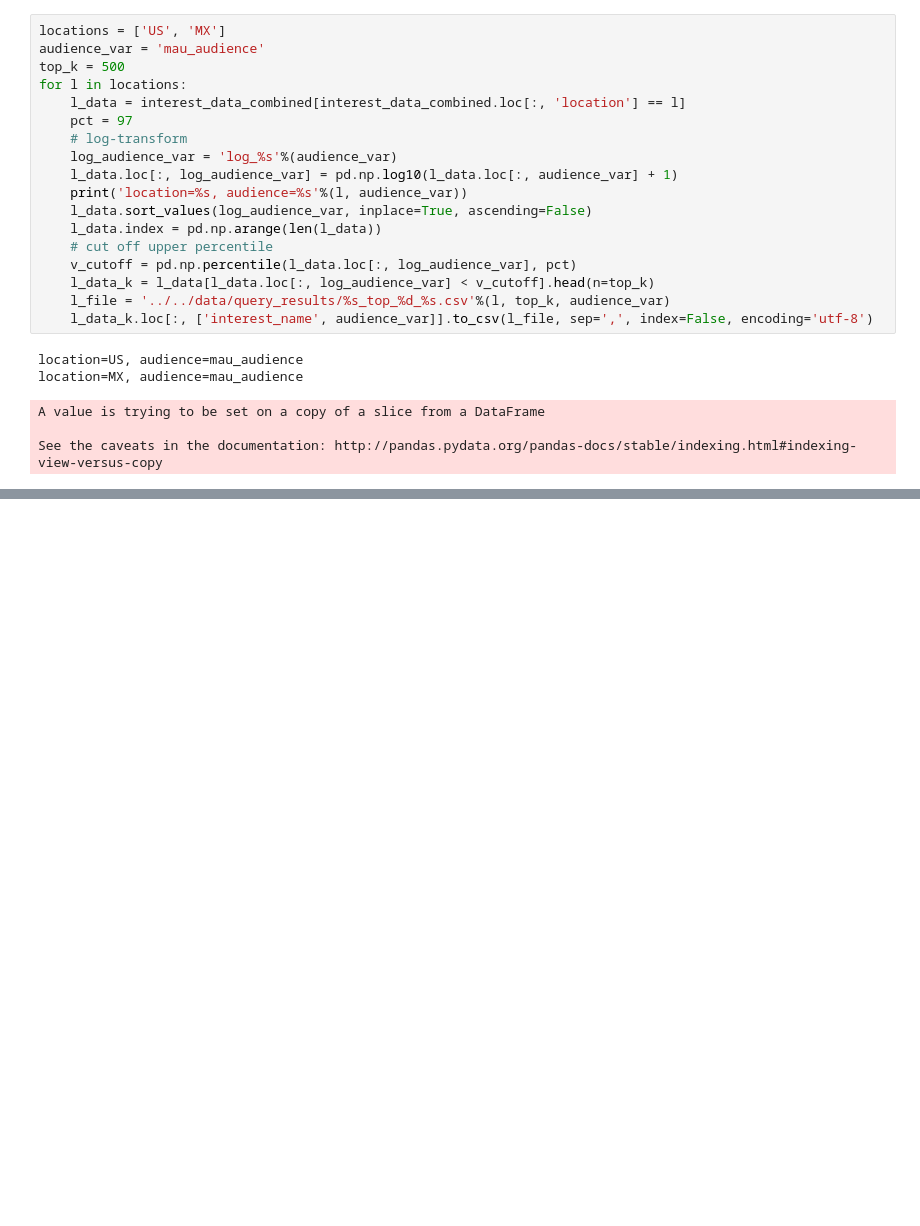
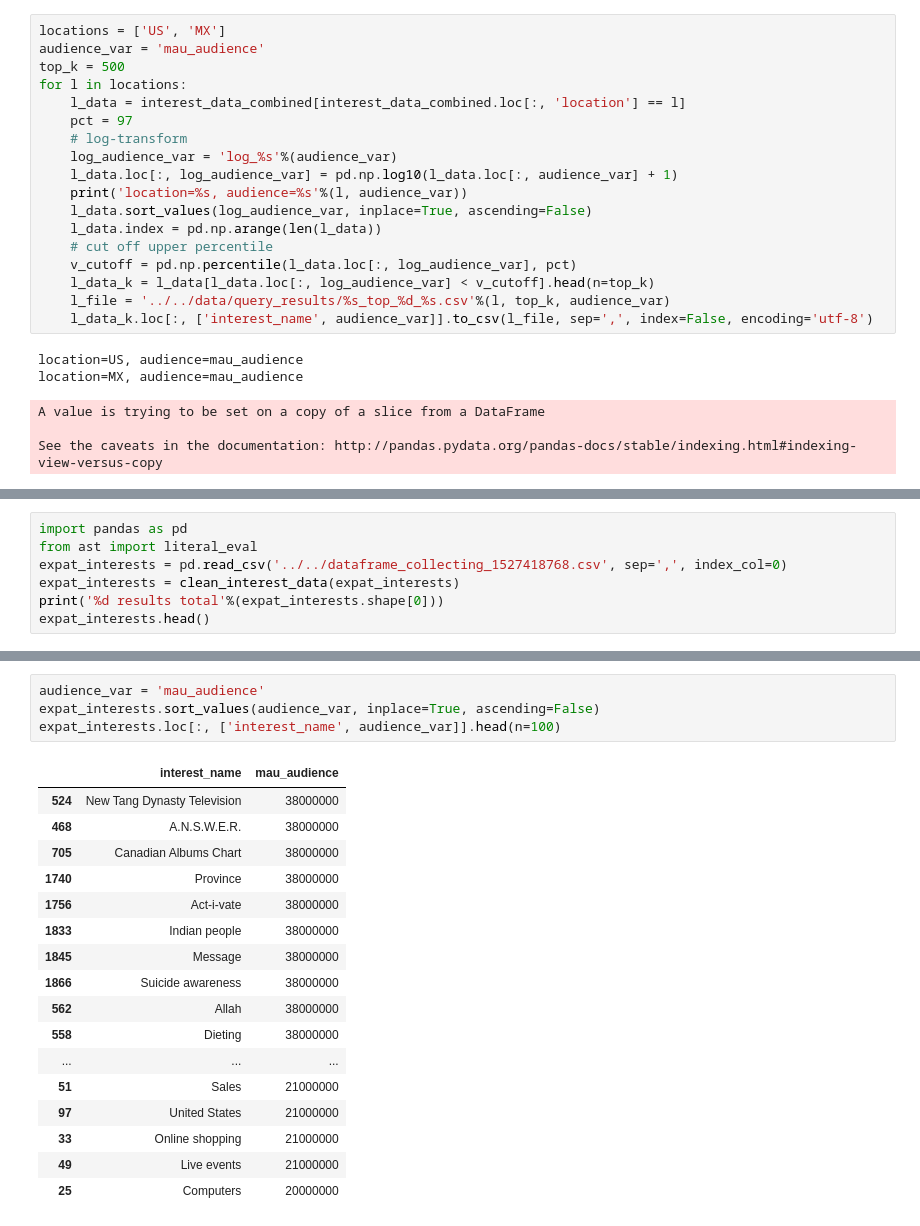
Before and after one commit to ianbstewart/immigrant_assimilation, a Jupyter notebook: src/data_processing/compare_top_interests.ipynb, the cells around one changed output, grey strips where cells are left out. Saved outputs shown, nothing was run; the diff lists cells and outputs as text; blank space fills up the shorter version.

```diff
--- a/src/data_processing/compare_top_interests.ipynb
+++ b/src/data_processing/compare_top_interests.ipynb
@@ -205,0 +209,7 @@ See the caveats in the documentation: http://pandas.pydata.org/pandas-docs/stabl
+# %%
+import pandas as pd
+from ast import literal_eval
+expat_interests = pd.read_csv('../../dataframe_collecting_1527418768.csv', sep=',', index_col=0)
+expat_interests = clean_interest_data(expat_interests)
+print('%d results total'%(expat_interests.shape[0]))
+expat_interests.head()
@@ -205,0 +226,22 @@ See the caveats in the documentation: http://pandas.pydata.org/pandas-docs/stabl
+# %%
+audience_var = 'mau_audience'
+expat_interests.sort_values(audience_var, inplace=True, ascending=False)
+expat_interests.loc[:, ['interest_name', audience_var]].head(n=100)
+# %% [output]
+|  | interest_name | mau_audience |
+| 524 | New Tang Dynasty Television | 38000000 |
+| 468 | A.N.S.W.E.R. | 38000000 |
+| 705 | Canadian Albums Chart | 38000000 |
+| 1740 | Province | 38000000 |
+| 1756 | Act-i-vate | 38000000 |
+| 1833 | Indian people | 38000000 |
+| 1845 | Message | 38000000 |
+| 1866 | Suicide awareness | 38000000 |
+| 562 | Allah | 38000000 |
+| 558 | Dieting | 38000000 |
+| ... | ... | ... |
+| 51 | Sales | 21000000 |
+| 97 | United States | 21000000 |
+| 33 | Online shopping | 21000000 |
+| 49 | Live events | 21000000 |
+| 25 | Computers | 20000000 |
```
Also changed, not shown: parts of 23 cells of this notebook, 3 other files.
